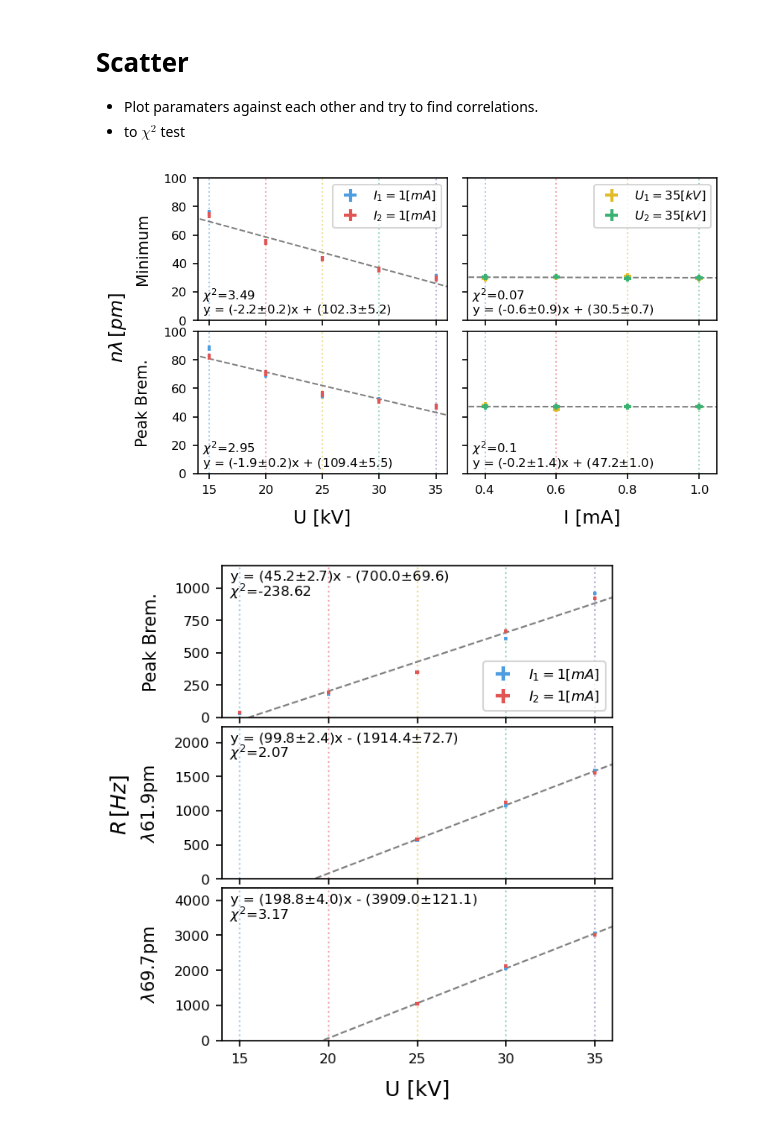
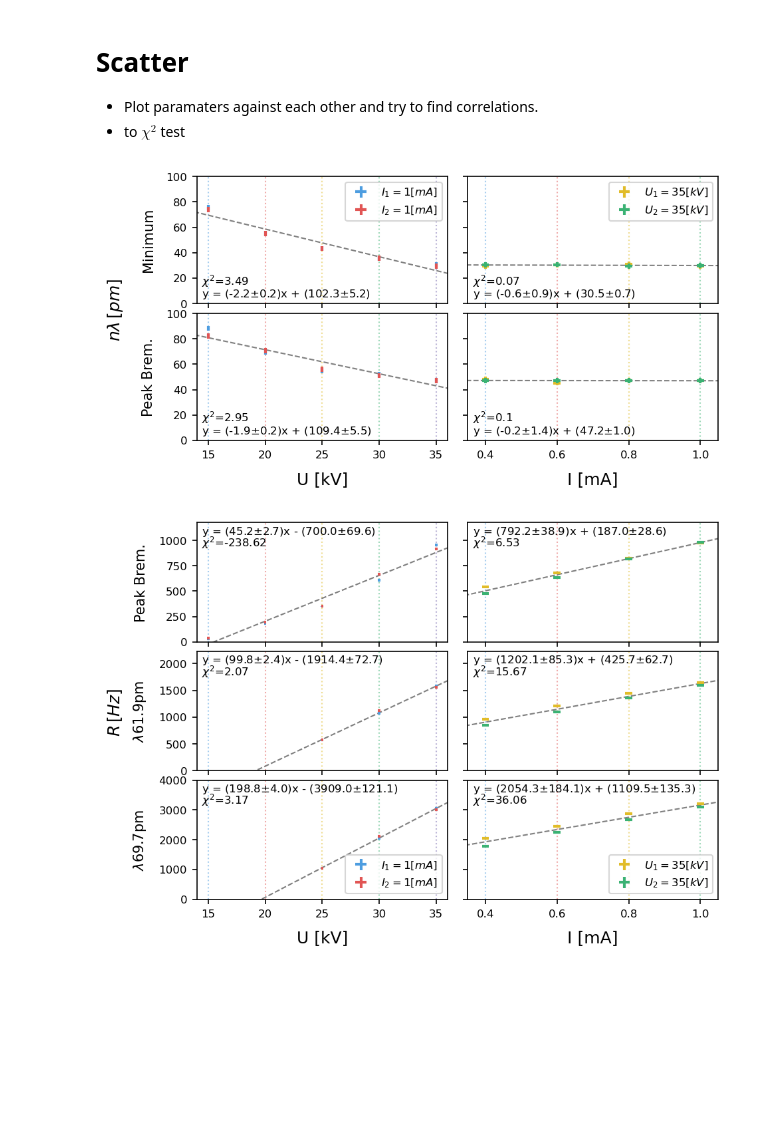
Before and after one commit to parallax-xallaraq/PHSX616, a Jupyter notebook: Lab2 - X-ray Apparatus/1 - Investigating the energy spectrum/Code/Inspect.ipynb, the cells around one changed output. Drawn from its saved outputs; the diff is of its cells as text; code cells hidden in the pictures; blank space fills up the shorter version.

Commit message:
add const current plots

```diff
--- a/Lab2 - X-ray Apparatus/1 - Investigating the energy spectrum/Code/Inspect.ipynb
+++ b/Lab2 - X-ray Apparatus/1 - Investigating the energy spectrum/Code/Inspect.ipynb
@@ -431,14 +430,35 @@ def AxPlotMaxLamU(tables, x, ax) :
     LeastSquareFit(ax, x=x+x, y=y1+y2, eqnPos='BL', xmin=0.1, xmax=1.1)
     # plot const current trial data
     AxPlot(ax, xarr=x, yarr=y1, c=my.color5[2], xerr=0.01, label='$U_1=35[kV]$')
-    AxPlot(ax, xarr=x, yarr=y2, c=my.color5[3], xerr=0.01, label='$U_1=35[kV]$')
+    AxPlot(ax, xarr=x, yarr=y2, c=my.color5[3], xerr=0.01, label='$U_2=35[kV]$')
+
+def AxPlotMaxRU(tables, x, ax) :
+    # prep data
+    y1 = GetYFromTuple(GetY_U35kV(tables['U35kV t1']['Max']),useIdx=1)
+    y2 = GetYFromTuple(GetY_U35kV(tables['U35kV t2']['Max']),useIdx=1)
+    # fit
+    LeastSquareFit(ax, x=x+x, y=y1+y2, xmin=0.1, xmax=1.1)
+    # plot const current trial data
+    AxPlot(ax, xarr=x, yarr=y1, c=my.color5[2], xerr=0.01, label='$U_1=35[kV]$')
+    AxPlot(ax, xarr=x, yarr=y2, c=my.color5[3], xerr=0.01, label='$U_2=35[kV]$')
+
+
+def AxPlotEU(tables, x:list, ax, line:str) :
+    # prep data
+    y1 = GetYFromTuple(GetY_U35kV(tables['U35kV t1']['line'+str(line)]),useIdx=1)
+    y2 = GetYFromTuple(GetY_U35kV(tables['U35kV t2']['line'+str(line)]),useIdx=1)
+    # fit
+    LeastSquareFit(ax, x=x+x, y=y1+y2, xmin=0.1, xmax=1.1)
+    # plot const current trial data
+    AxPlot(ax, xarr=x, yarr=y1, c=my.color5[2], xerr=0.01, label='$U_1=35[kV]$')
+    AxPlot(ax, xarr=x, yarr=y2, c=my.color5[3], xerr=0.01, label='$U_2=35[kV]$')
 # %%
 def PlotLamVsVoltage(tables,fileName='') :
     # start figure
     fig, ((ax_minI, ax_minU), (ax_peakBpmI, ax_peakBpmU)) = plt.subplots(nrows=2, ncols=2, sharex='col', sharey=True)
     # figure settings
     fig.set_figheight(3.5)
-    fig.set_figwidth(6)
+    fig.set_figwidth(6.75)
     fig.subplots_adjust(hspace=0.08,wspace=0.08)
     fig.supylabel('$n\lambda \, [pm]$',x=-0.01)
 
@@ -451,56 +471,75 @@ def PlotLamVsVoltage(tables,fileName='') :
     AxPlotMinI(tables, xI, ax_minI, 'Minimum')
     AxPlotMaxLamI(tables, xI, ax_peakBpmI, 'Peak Brem.')
     # axis settings
     ax_peakBpmI.set_xlabel('U [kV]')
     ax.set_xlim(14,36)
     ax.set_xticks(xI)
     ax_minI.legend(loc='upper right')
 
     # CONST VOLTAGE
     # draw vertical color lines to mark voltage trials
     for ax in [ax_minU, ax_peakBpmU] :
         DrawlinesU(ax, linestyle=':')
     # plot data and fits
     xU = [0.40,0.60,0.80,1.00]
     AxPlotMinU(tables, xU, ax_minU)
     AxPlotMaxLamU(tables, xU, ax_peakBpmU)
     # axis settings
     ax_peakBpmU.set_xlabel('I [mA]')
     ax_peakBpmU.set_xlim(0.35,1.05)
     ax_peakBpmU.set_xticks(xU)
     ax_minU.legend(loc='upper right')
     ax_minU.set_ylim((0,100))
 
     # FINISH
     if(fileName != '') : my.Save(fileName)
     plt.show()
 
 #####
 PlotLamVsVoltage(tables, path_fig + 'paramFit-nlambda.png' )
 # %% [output]
-[figure, old version]
+[figure, new version]
 # %%
 def PlotRVsVoltage(tables,fileName='') :
     # start figure
-    fig, (ax_peakBhz, ax_peak1, ax_peak2) = plt.subplots(nrows=3, ncols=1, sharex=True)
+    fig, ((ax_peakBhzI,ax_peakBhzU), (ax_peak1I,ax_peak1U), (ax_peak2I,ax_peak2U)) = plt.subplots(nrows=3, ncols=2, sharex='col', sharey='row')
     # figure settings
     fig.set_figheight(5)
-    fig.set_figwidth(4)
-    fig.subplots_adjust(hspace=0.06)
-    fig.supylabel('$R \, [Hz]$',x=-0.1)
+    fig.set_figwidth(6.75)
+    fig.subplots_adjust(hspace=0.08,wspace=0.08)
+    fig.supylabel('$R \, [Hz]$',x=-0.01)
+
+    # CONST CURRENT
     # draw vertical color lines to mark voltage trials
-    for ax in [ax_peakBhz, ax_peak1, ax_peak2] :
+    for ax in [ax_peakBhzI, ax_peak1I, ax_peak2I] :
         DrawlinesI(ax, linestyle=':')
     # plot data and fits
-    x = [15.0, 20.0, 25.0, 30.0, 35.0]
-    AxPlotMaxRI(tables, x, ax_peakBhz, 'Peak Brem.')
-    AxPlotEI(tables, x, ax_peak1, 1, '$\lambda$61.9pm')
-    AxPlotEI(tables, x, ax_peak2, 2, '$\lambda$69.7pm')
+    xI = [15.0, 20.0, 25.0, 30.0, 35.0]
+    AxPlotMaxRI(tables, xI, ax_peakBhzI, 'Peak Brem.')
+    AxPlotEI(tables, xI, ax_peak1I, 1, '$\lambda$61.9pm')
+    AxPlotEI(tables, xI, ax_peak2I, 2, '$\lambda$69.7pm')
     # axis settings
-    ax_peak2.set_xlim(14,36)
-    ax_peak2.set_xticks(x)
-    ax_peak2.set_xlabel('U [kV]')
-    ax_peakBhz.legend(loc='lower right')
+    ax_peak2I.set_xlim(14,36)
+    ax_peak2I.set_xticks(xI)
+    ax_peak2I.set_xlabel('U [kV]')
+    ax_peak2I.legend(loc='lower right')
+
+    # CONST CURRENT
+    # draw vertical color lines to mark voltage trials
+    for ax in [ax_peakBhzU, ax_peak1U, ax_peak2U] :
+        DrawlinesU(ax, linestyle=':')
+    # plot data and fits
+    xU = [0.40,0.60,0.80,1.00]
+    AxPlotMaxRU(tables, xU, ax_peakBhzU)
+    AxPlotEU(tables, xU, ax_peak1U, 1)
+    AxPlotEU(tables, xU, ax_peak2U, 2)
+    # axis settings
+    ax_peak2U.set_xlabel('I [mA]')
+    ax_peak2U.set_xlim(0.35,1.05)
+    ax_peak2U.set_xticks(xU)
+    ax_peak2U.legend(loc='lower right')
+    ax_peak2U.set_ylim((0,4000))
+
     # finish
     if(fileName != '') : my.Save(fileName)
     plt.show()
@@ -508,4 +547,4 @@ def PlotRVsVoltage(tables,fileName='') :
 #####
 PlotRVsVoltage(tables, path_fig + 'paramFit-R.png' )
 # %% [output]
-[figure, old version]
+[figure, new version]
```
Also changed, not shown: parts of 1 cell of this notebook, 2 other files.
